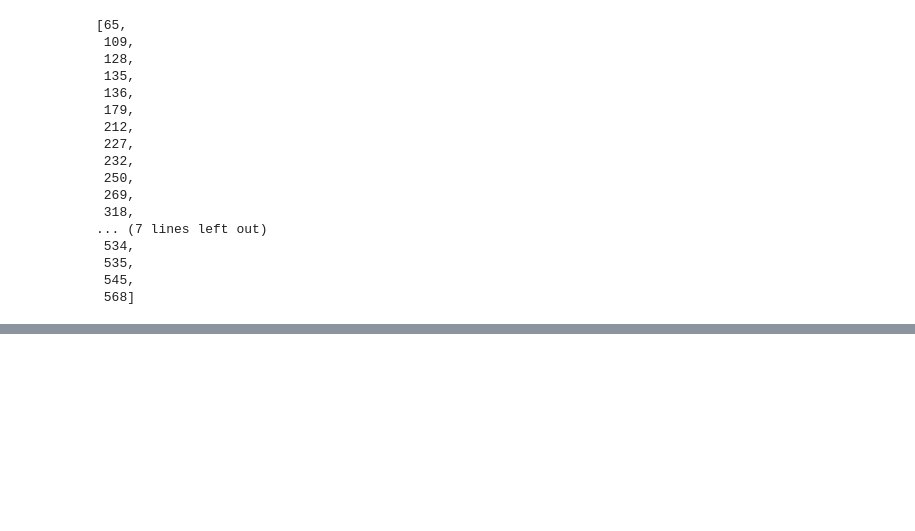
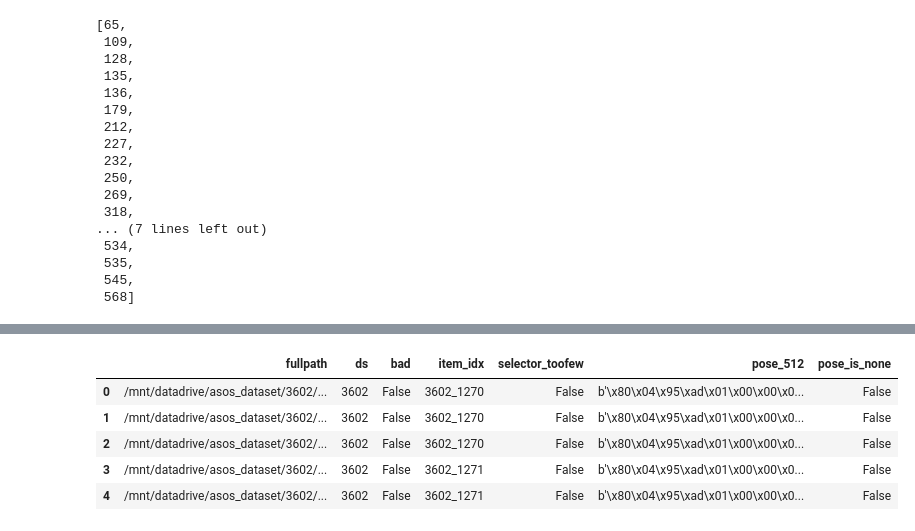
Before and after one commit to concrete13377/tryondiffusion, a Jupyter notebook: 1_prepare_data_on_disk.ipynb, the cells around one changed output, grey strips where cells are left out. Saved outputs shown, nothing was run; the diff lists cells and outputs as text; code cells hidden in the pictures; blank space fills up the shorter version.

```diff
--- a/1_prepare_data_on_disk.ipynb
+++ b/1_prepare_data_on_disk.ipynb
@@ -410,0 +534,11 @@ KeyboardInterrupt:
+# %%
+from pathlib import Path
+old = pd.read_csv('all_imgs_clean_80756_total.csv')
+old.head()
+# %% [output]
+|  | fullpath | ds | bad | item_idx | selector_toofew | pose_512 | pose_is_none |
+| 0 | /mnt/datadrive/asos_dataset/3602/... | 3602 | False | 3602_1270 | False | b'\x80\x04\x95\xad\x01\x00\x00\x0... | False |
+| 1 | /mnt/datadrive/asos_dataset/3602/... | 3602 | False | 3602_1270 | False | b'\x80\x04\x95\xad\x01\x00\x00\x0... | False |
+| 2 | /mnt/datadrive/asos_dataset/3602/... | 3602 | False | 3602_1270 | False | b'\x80\x04\x95\xad\x01\x00\x00\x0... | False |
+| 3 | /mnt/datadrive/asos_dataset/3602/... | 3602 | False | 3602_1271 | False | b'\x80\x04\x95\xad\x01\x00\x00\x0... | False |
+| 4 | /mnt/datadrive/asos_dataset/3602/... | 3602 | False | 3602_1271 | False | b'\x80\x04\x95\xad\x01\x00\x00\x0... | False |
```
Also changed, not shown: parts of 27 cells of this notebook, 9 other files.
